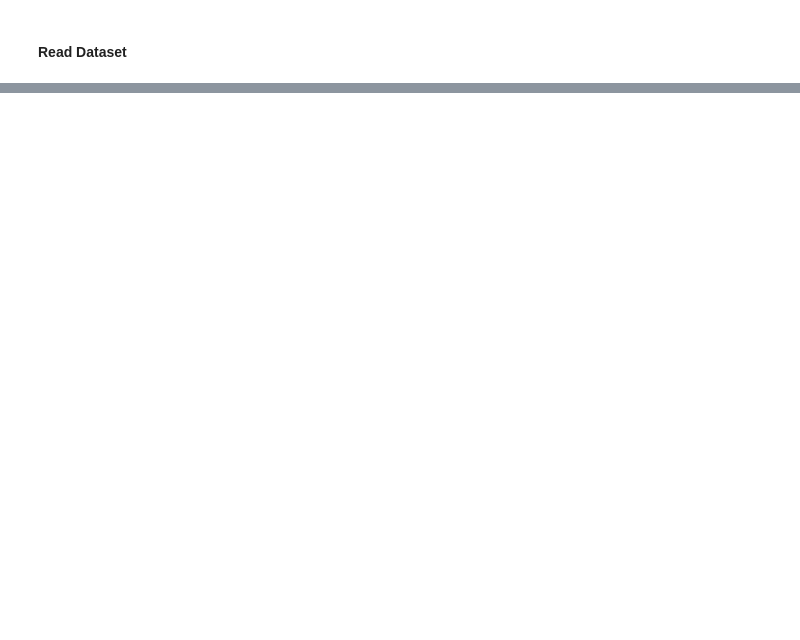
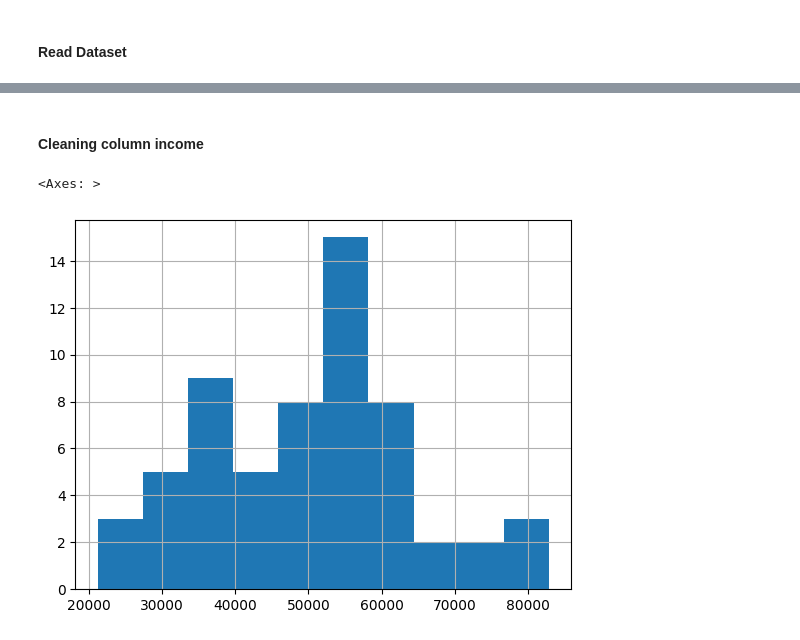
Before and after one commit to UPEN-Thaitiel/feature-engineering-Adiel-Delgado, a Jupyter notebook: Feature Engineering/Variable Imputation/Syntetic_Data_Cleaning.ipynb, the cells around one changed output, grey strips where cells are left out. Cells and saved outputs as stored; diff of their text form; code cells hidden in the pictures; blank space fills up the shorter version.

```diff
--- a/Feature Engineering/Variable Imputation/Syntetic_Data_Cleaning.ipynb
+++ b/Feature Engineering/Variable Imputation/Syntetic_Data_Cleaning.ipynb
@@ -30 +138,3 @@ df.head()
+# %%
+df['Gender'] = df['Gender'].str.upper()
 # %%
@@ -35,0 +149,7 @@ df.isnull().sum()
+# %% [markdown]
+#### Cleaning column income
+# %%
+df["Income"].hist()
+# %% [output]
+<Axes: >
+[figure, added]
```
Also changed, not shown: parts of 55 cells of this notebook, 2 other files.
